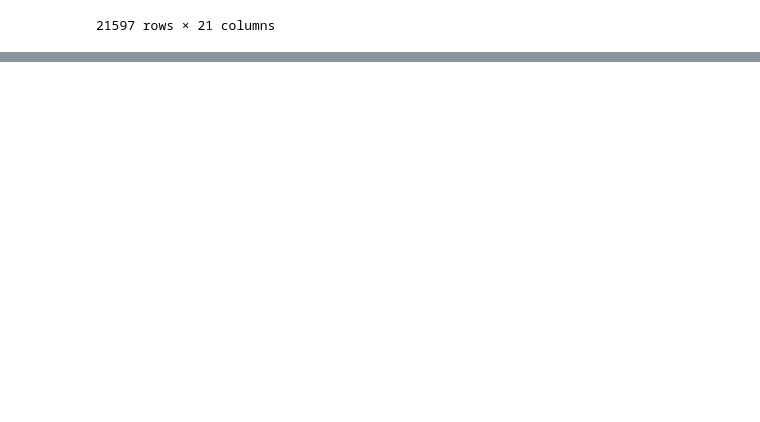
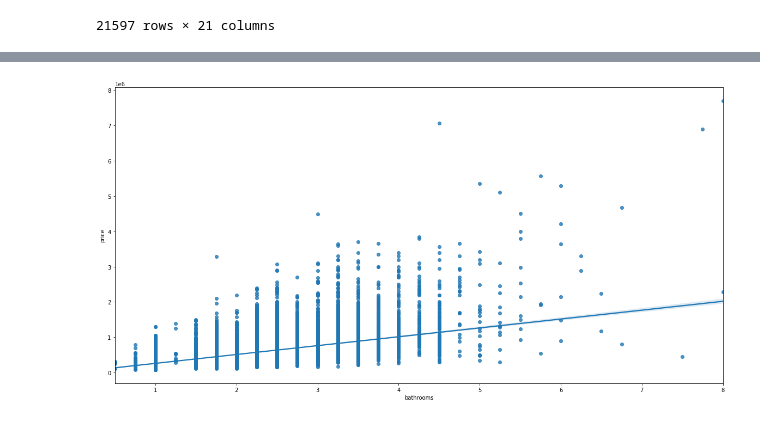
Before and after one commit to kjkahalley/King-County-housing-analysis, a Jupyter notebook: notebooks/exploratory/Griffin/project_notebook.ipynb, the cells around one changed output, grey strips where cells are left out. Saved outputs shown, nothing was run; the diff lists cells and outputs as text; code cells hidden in the pictures; blank space fills up the shorter version.

```diff
--- a/notebooks/exploratory/Griffin/project_notebook.ipynb
+++ b/notebooks/exploratory/Griffin/project_notebook.ipynb
@@ -34,0 +102,5 @@ df = data.drop()
+# %%
+fig, ax = plt.subplots(figsize=(20, 10))
+sns.regplot(df['bathrooms'], df['price']);
+# %% [output]
+[figure, added]
```
Also changed, not shown: parts of 13 cells of this notebook, 1 other file.
